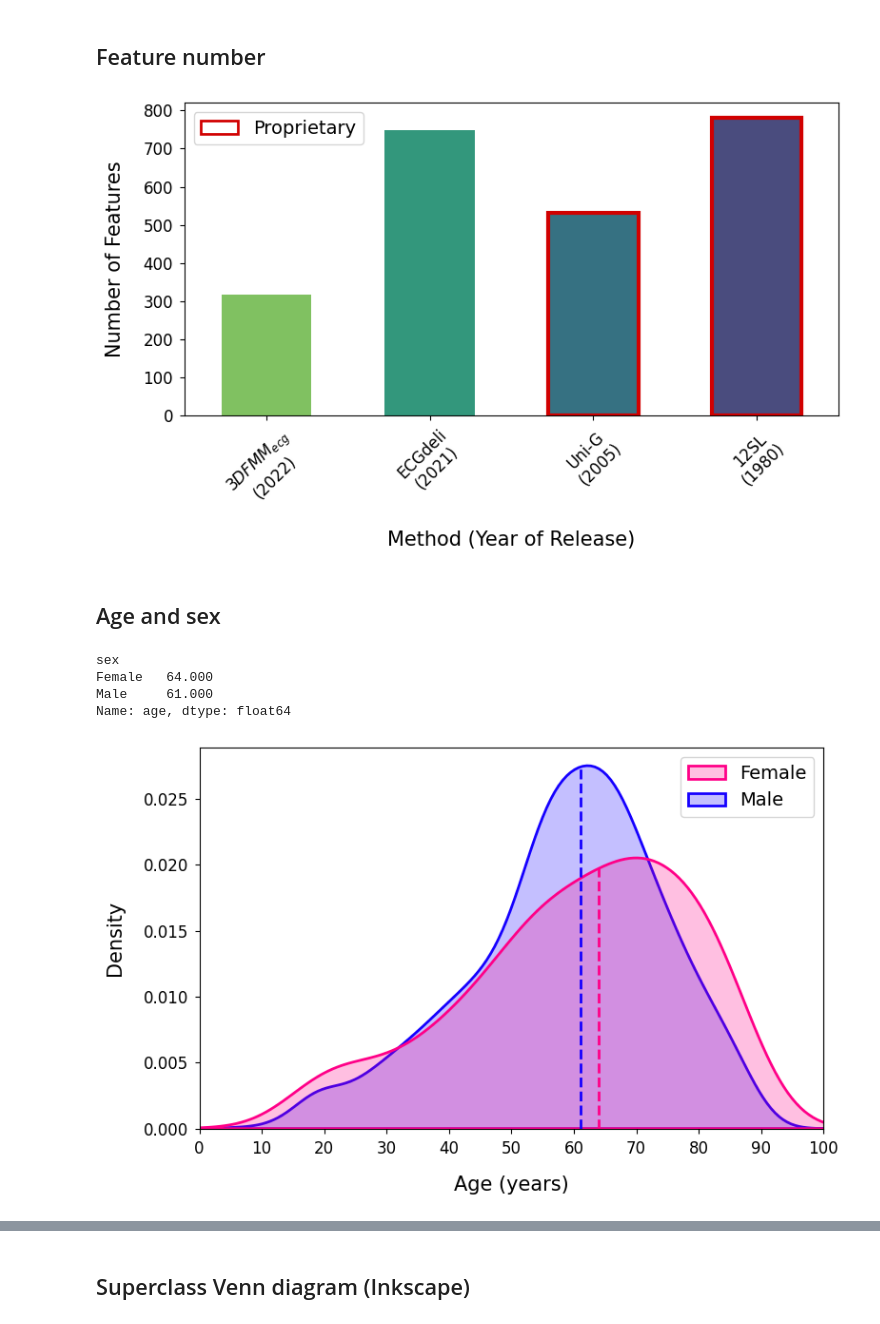
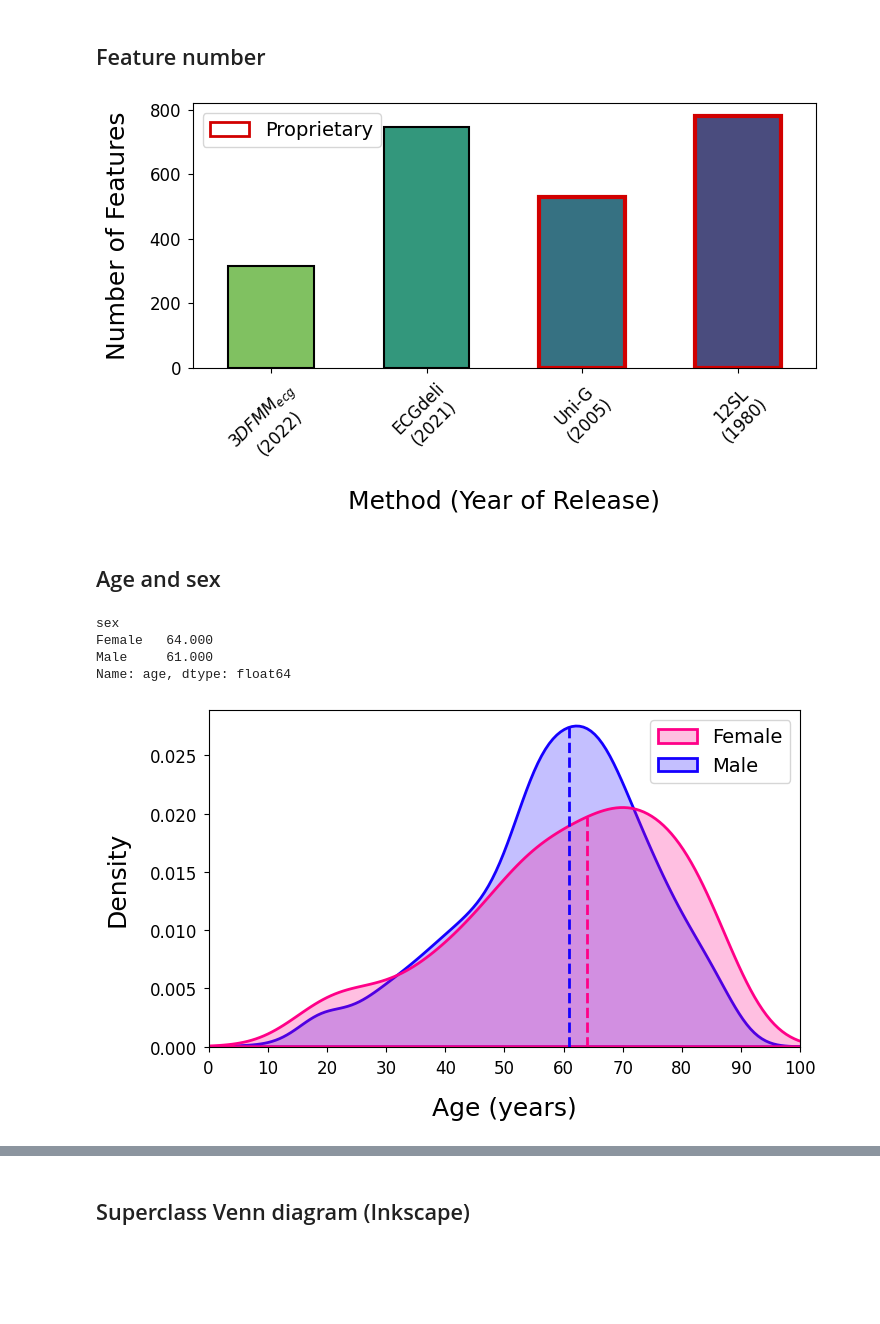
Before and after one commit to adofersan/xai-ecg-diagnosis, a Jupyter notebook: src/tables_and_figures.ipynb, the cells around one changed output, grey strips where cells are left out. Saved outputs shown, nothing was run; the diff lists cells and outputs as text; code cells hidden in the pictures; blank space fills up the shorter version.

Commit message:
Figures updated

```diff
--- a/src/tables_and_figures.ipynb
+++ b/src/tables_and_figures.ipynb
@@ -43,7 +43,7 @@ pd.options.display.float_format = "{:.3f}".format
 plt.style.use('tableau-colorblind10')
 plt.rcParams.update({
     'axes.titlesize': 22,
-    'axes.labelsize': 15,
+    'axes.labelsize': 18,
     'axes.labelpad': 14,
     'xtick.labelsize': 12,
     'xtick.major.pad': 5,
@@ -164,6 +164,8 @@ method_featnum = {
     "ReleaseYear": [2022, 2021, 2005, 1980],
 }
 # %%
+
+
 df_method_featnum = pd.DataFrame(method_featnum)
 df_method_featnum["Method"] = df_method_featnum.apply(
     lambda row: (
@@ -178,34 +180,37 @@ palette = sns.color_palette("viridis", n_colors=4)
 inverted_palette = palette[::-1]
 
 plt.figure(figsize=(8, 5))
 ax = sns.barplot(
     x="Method",
     y="Feature_Num",
     data=df_method_featnum,
     width=0.55,
     palette=inverted_palette,
 )
 
 for i, bar in enumerate(ax.patches):
     if i >= 2:
         bar.set_edgecolor("#d10000")
         bar.set_linewidth(3)
+    else:
+        bar.set_edgecolor("black")
+        bar.set_linewidth(1.5)
 
 plt.xlabel("Method (Year of Release)")
 plt.ylabel("Number of Features")
 plt.xticks(rotation=45)
 
 
 proprietary_patch = mpatches.Patch(
     edgecolor="#d10000", linewidth=2, facecolor="none", label="Proprietary"
 )
 plt.legend(handles=[proprietary_patch], loc="best")
 
 plt.tight_layout()
 plt.savefig("../img/feature_num.png", dpi=300, bbox_inches="tight")
 plt.show()
 # %% [output]
-[figure, old version]
+[figure, new version]
 # %% [markdown]
 ## Age and sex
 # %%
@@ -248,7 +253,7 @@ sex
 Female   64.000
 Male     61.000
 Name: age, dtype: float64
-[figure, old version]
+[figure, new version]
 # %%
 plot_kde_with_medians(X, x_var="weight", x_label="Weight (Kg)", hue_var="sex", palette=palette, xlims=(30, 130), xticks=10)
 # %% [output]
```
Also changed, not shown: parts of 14 cells of this notebook.
